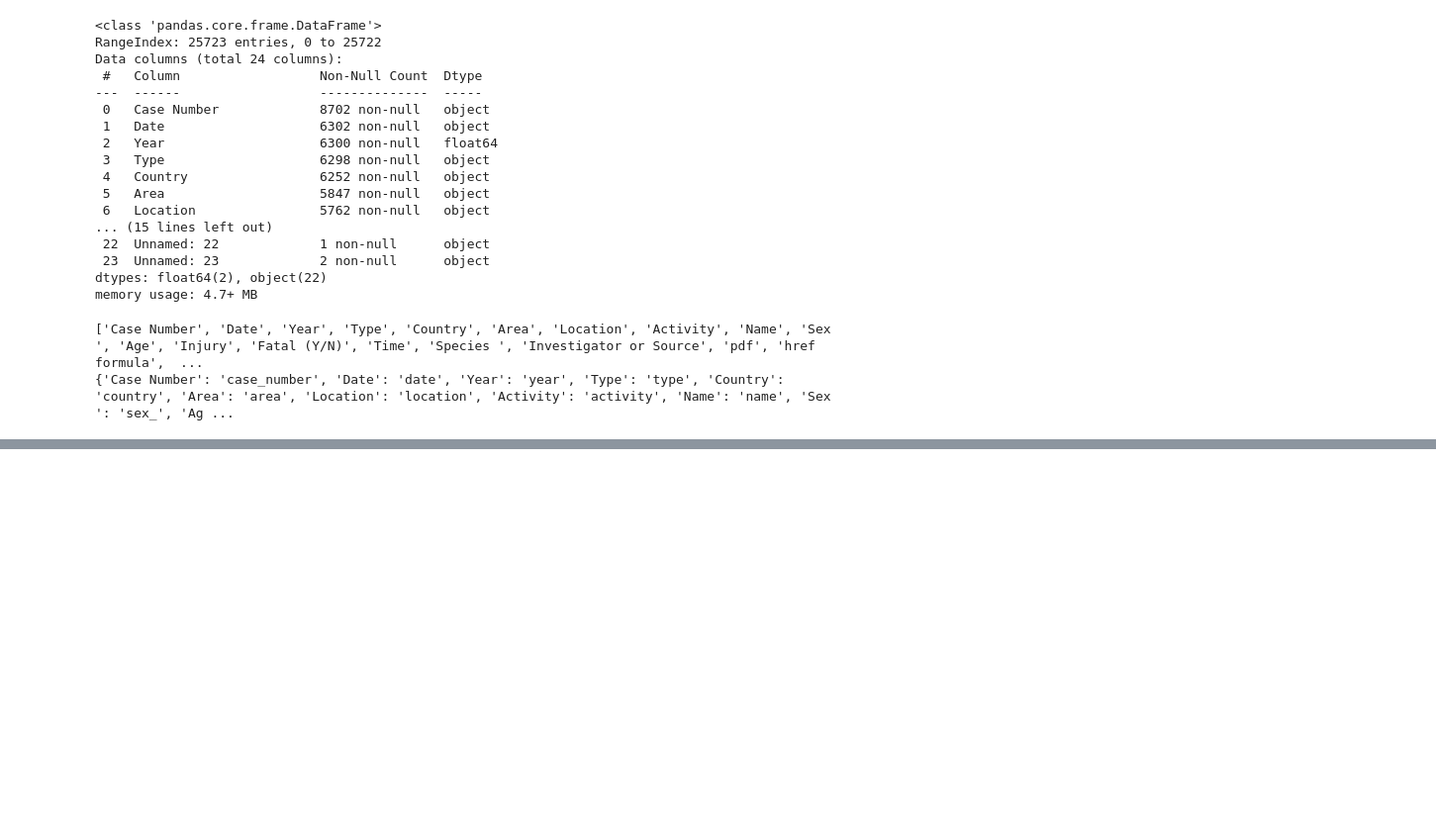
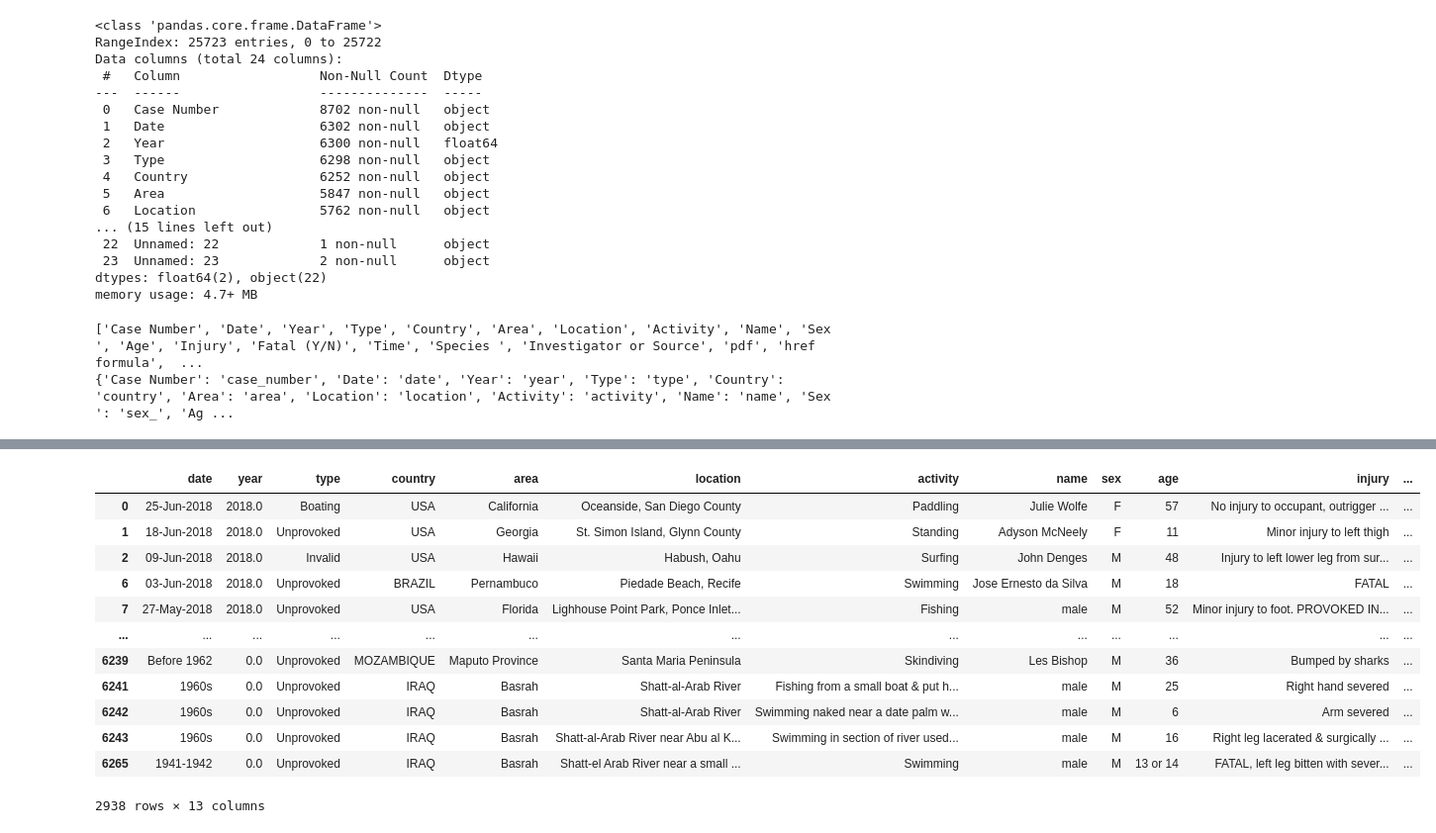
Before and after one commit to Gitfracto/data-cleaning-pandas, a Jupyter notebook: panditas.ipynb, the cells around one changed output, grey strips where cells are left out. Shown at 99% size. Saved outputs shown, nothing was run; the diff lists cells and outputs as text; code cells hidden in the pictures; blank space fills up the shorter version.

```diff
--- a/panditas.ipynb
+++ b/panditas.ipynb
@@ -86,0 +249,18 @@ tiburon_renamed.head()
+# %%
+tiburon_clean = tiburon_renamed.drop(["species","time","original_order","href","href_formula","pdf"],axis=1)
+# %%
+tiburon_clean
+# %% [output]
+|  | date | year | type | country | area | location | activity | name | sex | age | injury | ... |
+| 0 | 25-Jun-2018 | 2018.0 | Boating | USA | California | Oceanside, San Diego County | Paddling | Julie Wolfe | F | 57 | No injury to occupant, outrigger ... | ... |
+| 1 | 18-Jun-2018 | 2018.0 | Unprovoked | USA | Georgia | St. Simon Island, Glynn County | Standing | Adyson McNeely | F | 11 | Minor injury to left thigh | ... |
+| 2 | 09-Jun-2018 | 2018.0 | Invalid | USA | Hawaii | Habush, Oahu | Surfing | John Denges | M | 48 | Injury to left lower leg from sur... | ... |
+| 6 | 03-Jun-2018 | 2018.0 | Unprovoked | BRAZIL | Pernambuco | Piedade Beach, Recife | Swimming | Jose Ernesto da Silva | M | 18 | FATAL | ... |
+| 7 | 27-May-2018 | 2018.0 | Unprovoked | USA | Florida | Lighhouse Point Park, Ponce Inlet... | Fishing | male | M | 52 | Minor injury to foot. PROVOKED IN... | ... |
+| ... | ... | ... | ... | ... | ... | ... | ... | ... | ... | ... | ... | ... |
+| 6239 | Before 1962 | 0.0 | Unprovoked | MOZAMBIQUE | Maputo Province | Santa Maria Peninsula | Skindiving | Les Bishop | M | 36 | Bumped by sharks | ... |
+| 6241 | 1960s | 0.0 | Unprovoked | IRAQ | Basrah | Shatt-al-Arab River | Fishing from a small boat & put h... | male | M | 25 | Right hand severed | ... |
+| 6242 | 1960s | 0.0 | Unprovoked | IRAQ | Basrah | Shatt-al-Arab River | Swimming naked near a date palm w... | male | M | 6 | Arm severed | ... |
+| 6243 | 1960s | 0.0 | Unprovoked | IRAQ | Basrah | Shatt-al-Arab River near Abu al K... | Swimming in section of river used... | male | M | 16 | Right leg lacerated & surgically ... | ... |
+| 6265 | 1941-1942 | 0.0 | Unprovoked | IRAQ | Basrah | Shatt-el Arab River near a small ... | Swimming | male | M | 13 or 14 | FATAL, left leg bitten with sever... | ... |
+2938 rows × 13 columns
```
Also changed, not shown: parts of 14 cells of this notebook.
